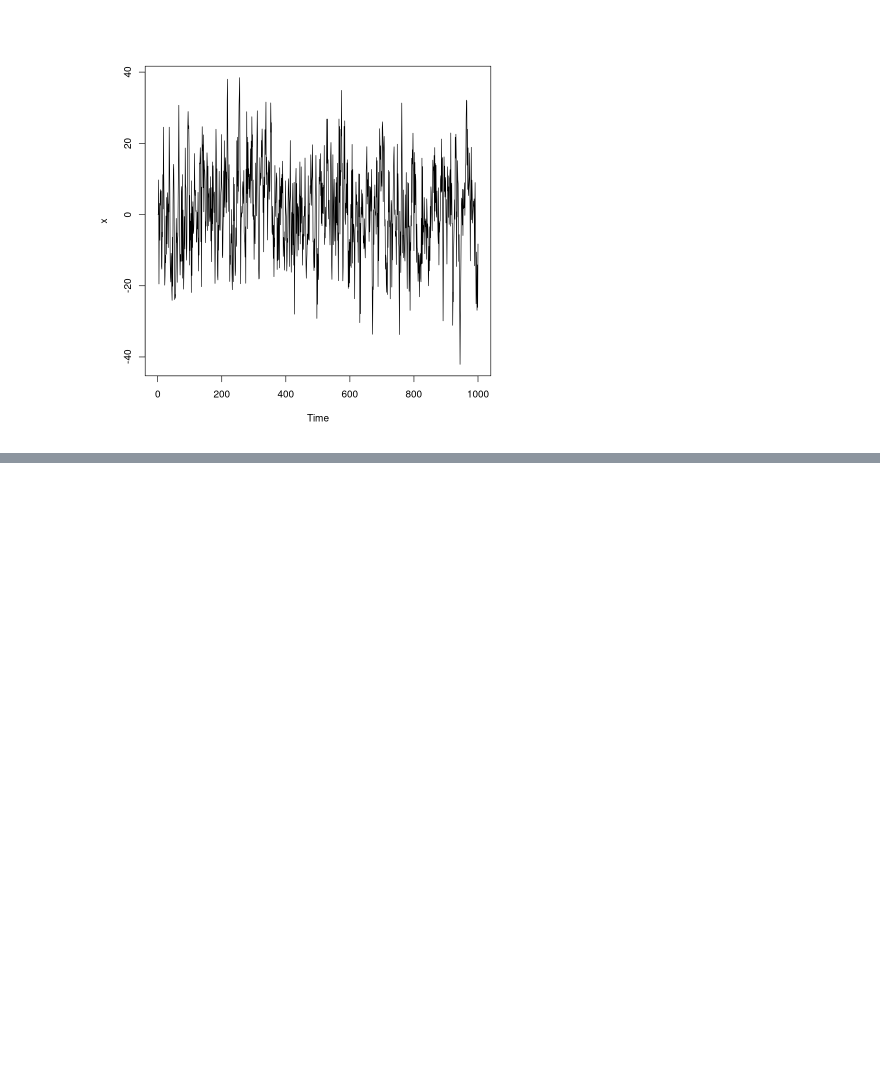
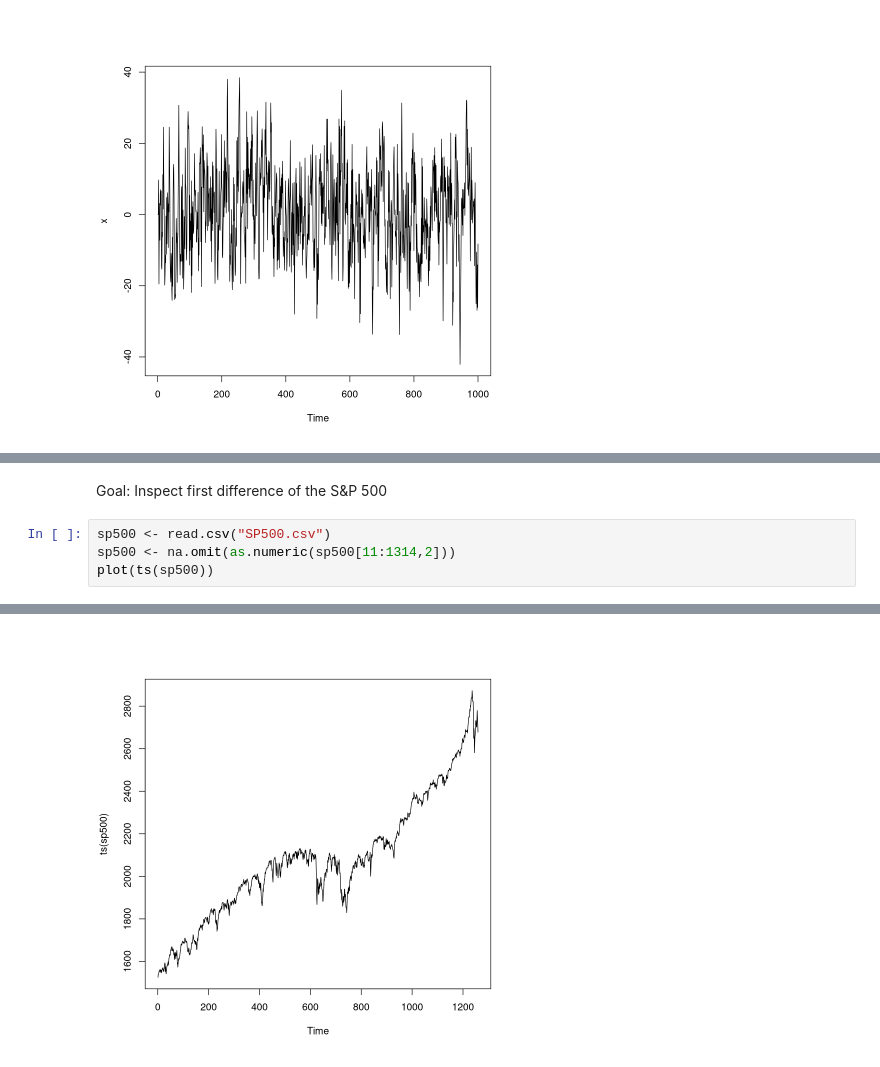
Before and after one commit to eghaymore/sim, a Jupyter notebook: TimeSeriesSim.ipynb, the cells around one changed output, grey strips where cells are left out. Cells and saved outputs as stored; diff of their text form; blank space fills up the shorter version.

```diff
--- a/TimeSeriesSim.ipynb
+++ b/TimeSeriesSim.ipynb
@@ -94,0 +71,7 @@ var(1:10) # 9.166667 var(1:5, 1:5) # 2.5 ## Two simple vectors cor(1:10, 2:11) #
+# %% [markdown]
+Goal: Inspect first difference of the S&P 500
+# %%
+sp500 <- read.csv("SP500.csv")
+sp500 <- na.omit(as.numeric(sp500[11:1314,2]))
+plot(ts(sp500))
+# %% [output]
@@ -94,0 +80 @@ var(1:10) # 9.166667 var(1:5, 1:5) # 2.5 ## Two simple vectors cor(1:10, 2:11) #
+[figure, added]
```
Also changed, not shown: parts of 5 cells of this notebook, 1 other file.
